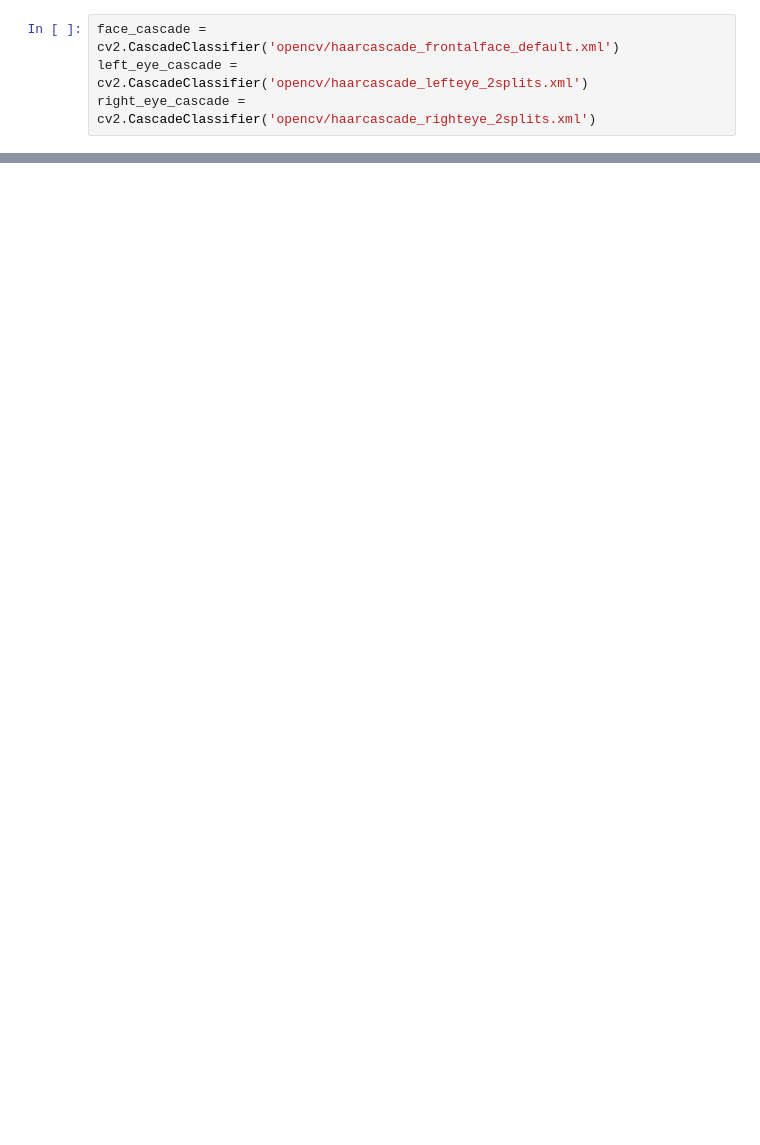
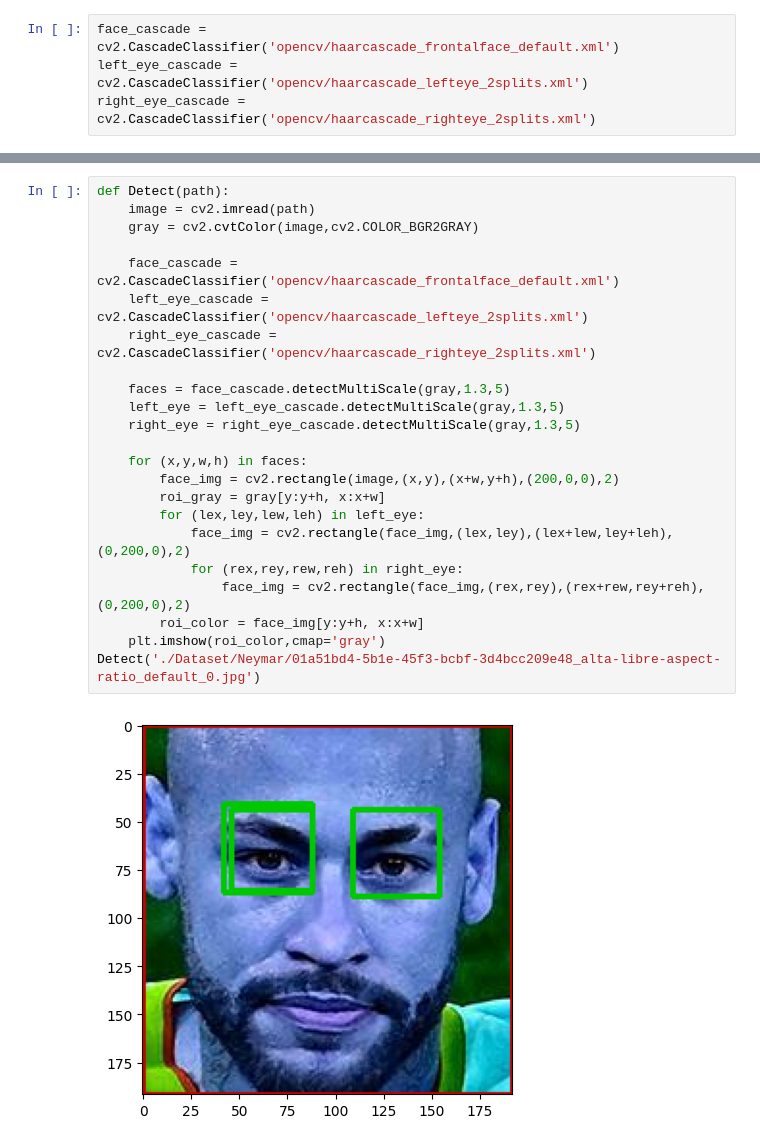
Before and after one commit to krishnasharma4415/SportsCelebrity, a Jupyter notebook: model/ImageClassification.ipynb, the cells around one changed output, grey strips where cells are left out. Saved outputs shown, nothing was run; the diff lists cells and outputs as text; blank space fills up the shorter version.

```diff
--- a/model/ImageClassification.ipynb
+++ b/model/ImageClassification.ipynb
@@ -18,0 +50,25 @@ right_eye_cascade = cv2.CascadeClassifier('opencv/haarcascade_righteye_2splits.x
+# %%
+def Detect(path):
+    image = cv2.imread(path)
+    gray = cv2.cvtColor(image,cv2.COLOR_BGR2GRAY)
+
+    face_cascade = cv2.CascadeClassifier('opencv/haarcascade_frontalface_default.xml')
+    left_eye_cascade = cv2.CascadeClassifier('opencv/haarcascade_lefteye_2splits.xml')
+    right_eye_cascade = cv2.CascadeClassifier('opencv/haarcascade_righteye_2splits.xml')
+
+    faces = face_cascade.detectMultiScale(gray,1.3,5)
+    left_eye = left_eye_cascade.detectMultiScale(gray,1.3,5)
+    right_eye = right_eye_cascade.detectMultiScale(gray,1.3,5)
+
+    for (x,y,w,h) in faces:
+        face_img = cv2.rectangle(image,(x,y),(x+w,y+h),(200,0,0),2)
+        roi_gray = gray[y:y+h, x:x+w]
+        for (lex,ley,lew,leh) in left_eye:
+            face_img = cv2.rectangle(face_img,(lex,ley),(lex+lew,ley+leh),(0,200,0),2)
+            for (rex,rey,rew,reh) in right_eye:
+                face_img = cv2.rectangle(face_img,(rex,rey),(rex+rew,rey+reh),(0,200,0),2)
+        roi_color = face_img[y:y+h, x:x+w]
+    plt.imshow(roi_color,cmap='gray')
+Detect('./Dataset/Neymar/01a51bd4-5b1e-45f3-bcbf-3d4bcc209e48_alta-libre-aspect-ratio_default_0.jpg')
+# %% [output]
+[figure, added]
```
Also changed, not shown: parts of 13 cells of this notebook, 15 other files.
